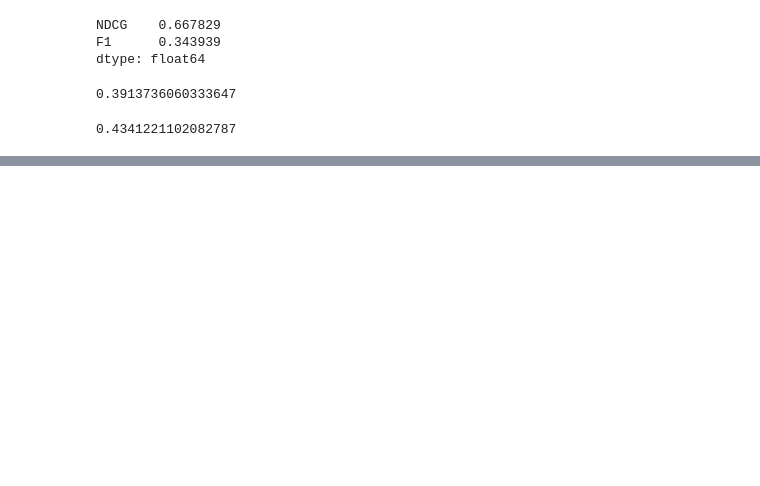
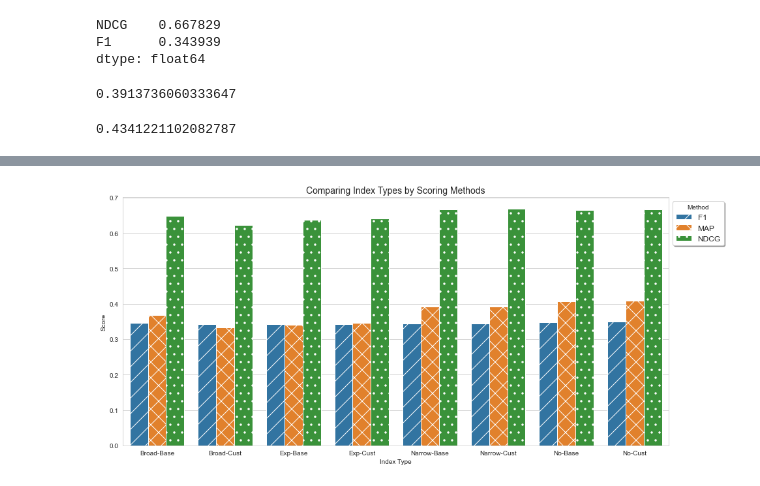
Before and after one commit to milanderson/LMI-Capstone-2020, a Jupyter notebook: 2018/comment_metadata.ipynb, the cells around one changed output, grey strips where cells are left out. Drawn from its saved outputs; the diff is of its cells as text; code cells hidden in the pictures; blank space fills up the shorter version.

Commit message:
Update comment_metadata.ipynb
Viz for scoring

```diff
--- a/2018/comment_metadata.ipynb
+++ b/2018/comment_metadata.ipynb
@@ -694,3 +694,8 @@ narrow_cust_10_results[1]
 score_results('hybrid_narrowsyn_custstop.json', "hybrid")[1]
 # %% [output]
 0.4341221102082787
+# %%
+score_df = comparison.copy().T
+score_df.drop(score_df.tail(3).index,inplace=True)
+score_df = pd.melt(score_df.reset_index(), id_vars=['index'], value_vars=['NDCG', 'F1', 'MAP']).sort_values(['index','variable'])
+score_df
@@ -696,0 +720,19 @@ score_results('hybrid_narrowsyn_custstop.json', "hybrid")[1]
+# %%
+import itertools
+
+sns.set_style('whitegrid')
+plt.figure(figsize=(15,7))
+barplot=sns.barplot(x='index', y='value', hue='variable', data = score_df)
+plt.xlabel('Index Type')
+plt.ylabel('Score')
+plt.title('Comparing Index Types by Scoring Methods',fontsize=14)
+
+# num_locs=len(score_df.variable.unique())
+hatches=itertools.cycle([  '/', 'x', '.'])
+for i, bar in enumerate(barplot.patches):
+    if i%8==0:
+        hatch=next(hatches)
+    bar.set_hatch(hatch)
+plt.legend(title='Method', bbox_to_anchor=(1,1), fontsize=12,shadow=True);
+# %% [output]
+[figure, added]
```
Also changed, not shown: parts of 3 cells of this notebook.
